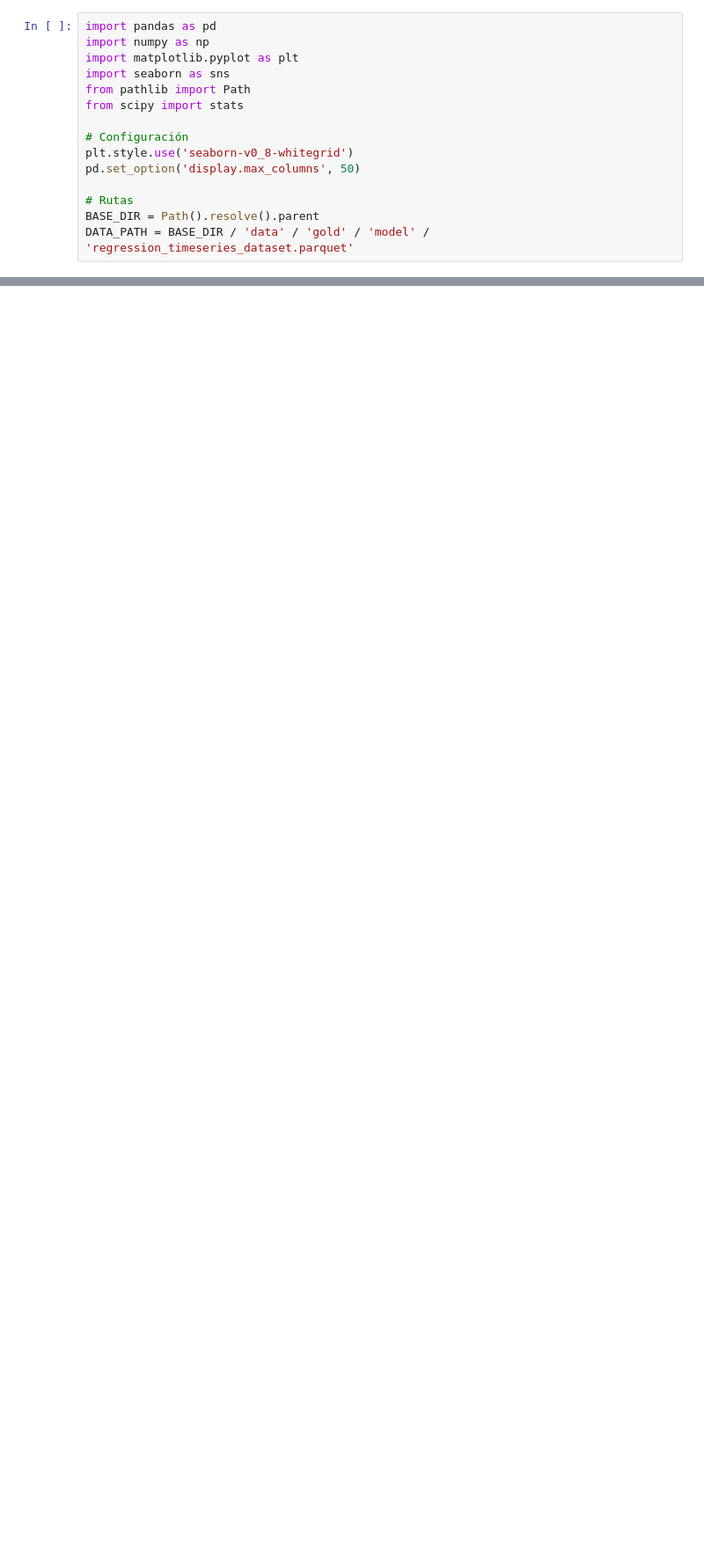
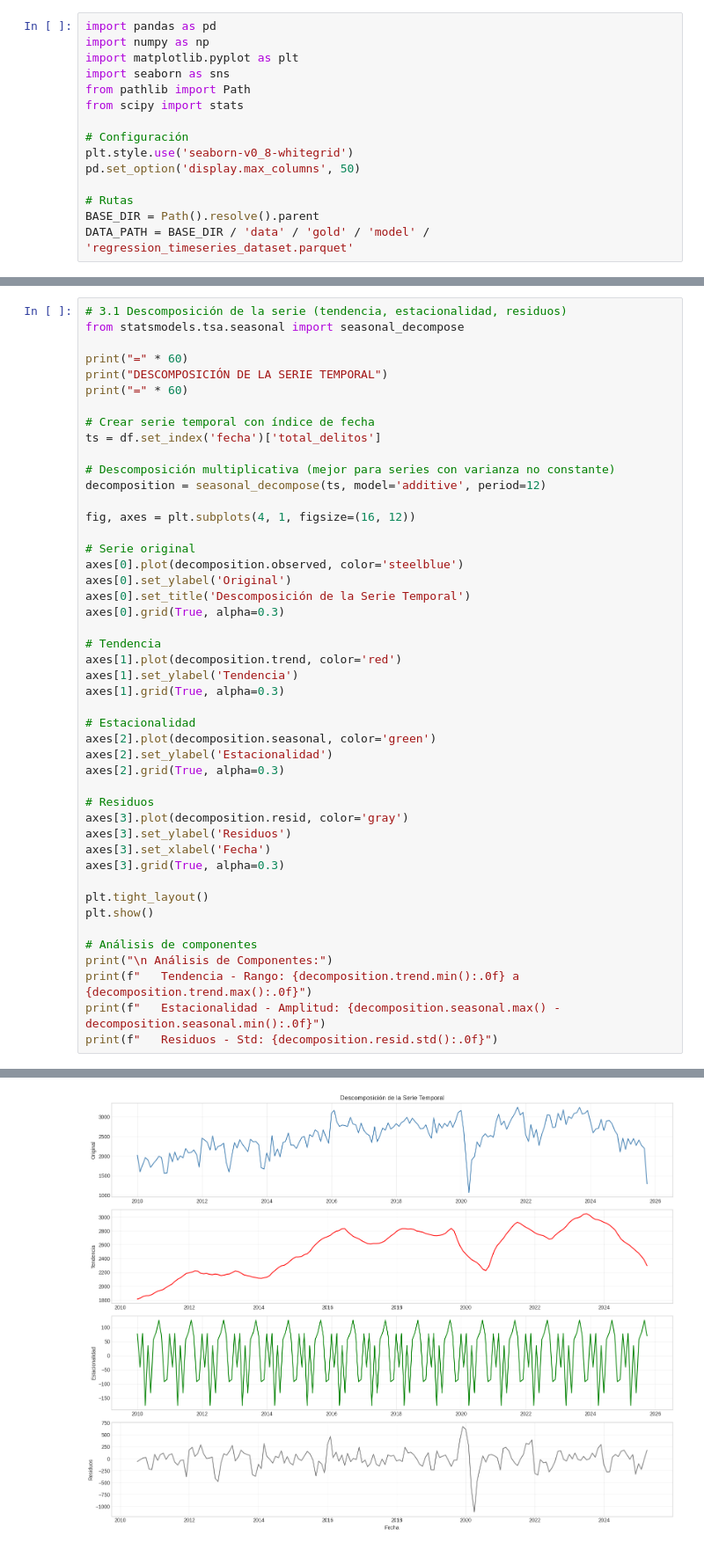
Before and after one commit to aluribes/Datos-al-Ecosistema, a Jupyter notebook: notebooks/05_eda_regression_timeseries.ipynb, the cells around one changed output, grey strips where cells are left out. Shown at 88% size. Cells and saved outputs as stored; diff of their text form; blank space fills up the shorter version.

```diff
--- a/notebooks/05_eda_regression_timeseries.ipynb
+++ b/notebooks/05_eda_regression_timeseries.ipynb
@@ -424,0 +222,47 @@ Dataset contiene:
+# %%
+# 3.1 Descomposición de la serie (tendencia, estacionalidad, residuos)
+from statsmodels.tsa.seasonal import seasonal_decompose
+
+print("=" * 60)
+print("DESCOMPOSICIÓN DE LA SERIE TEMPORAL")
+print("=" * 60)
+
+# Crear serie temporal con índice de fecha
+ts = df.set_index('fecha')['total_delitos']
+
+# Descomposición multiplicativa (mejor para series con varianza no constante)
+decomposition = seasonal_decompose(ts, model='additive', period=12)
+
+fig, axes = plt.subplots(4, 1, figsize=(16, 12))
+
+# Serie original
+axes[0].plot(decomposition.observed, color='steelblue')
+axes[0].set_ylabel('Original')
+axes[0].set_title('Descomposición de la Serie Temporal')
+axes[0].grid(True, alpha=0.3)
+
+# Tendencia
+axes[1].plot(decomposition.trend, color='red')
+axes[1].set_ylabel('Tendencia')
+axes[1].grid(True, alpha=0.3)
+
+# Estacionalidad
+axes[2].plot(decomposition.seasonal, color='green')
+axes[2].set_ylabel('Estacionalidad')
+axes[2].grid(True, alpha=0.3)
+
+# Residuos
+axes[3].plot(decomposition.resid, color='gray')
+axes[3].set_ylabel('Residuos')
+axes[3].set_xlabel('Fecha')
+axes[3].grid(True, alpha=0.3)
+
+plt.tight_layout()
+plt.show()
+
+# Análisis de componentes
+print("\n Análisis de Componentes:")
+print(f"   Tendencia - Rango: {decomposition.trend.min():.0f} a {decomposition.trend.max():.0f}")
+print(f"   Estacionalidad - Amplitud: {decomposition.seasonal.max() - decomposition.seasonal.min():.0f}")
+print(f"   Residuos - Std: {decomposition.resid.std():.0f}")
+# %% [output]
@@ -424,0 +272 @@ Dataset contiene:
+[figure, added]
```
Also changed, not shown: parts of 44 cells of this notebook, 9 other files.
